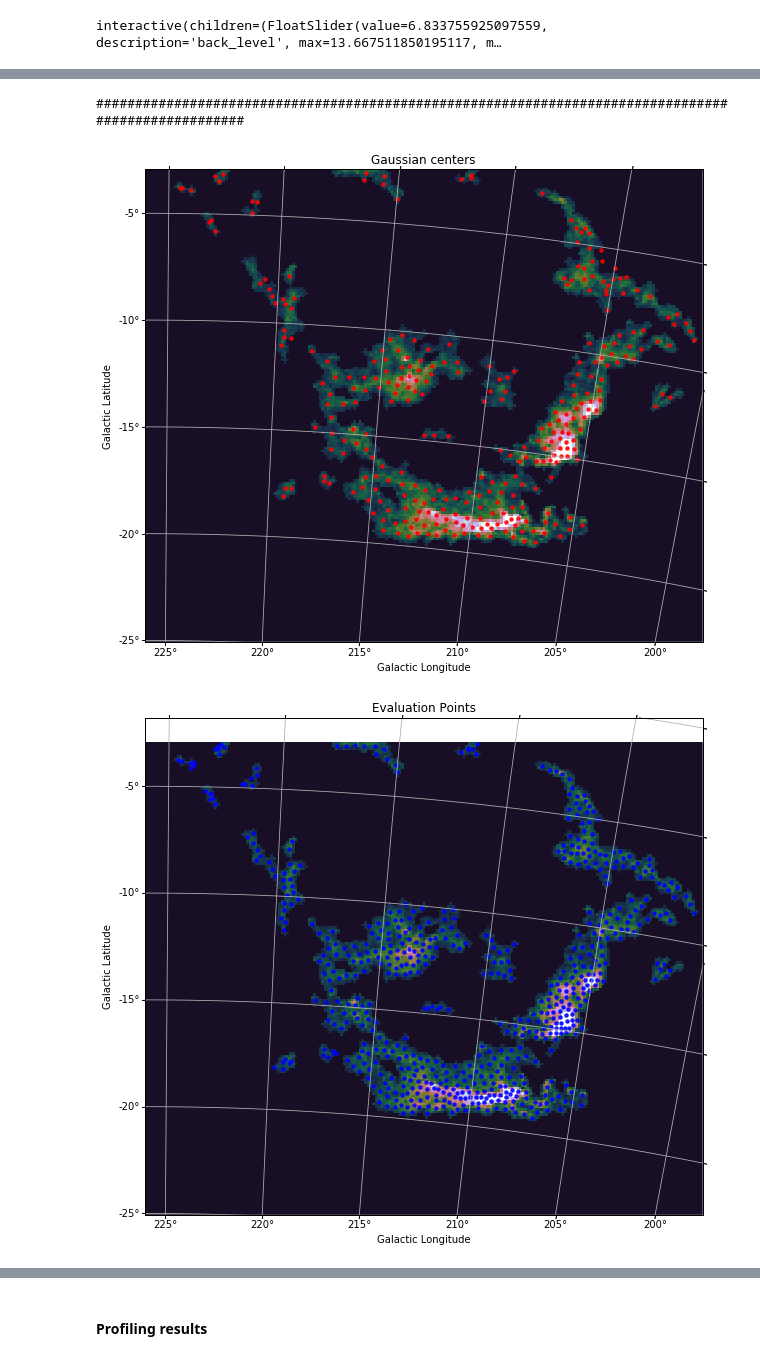
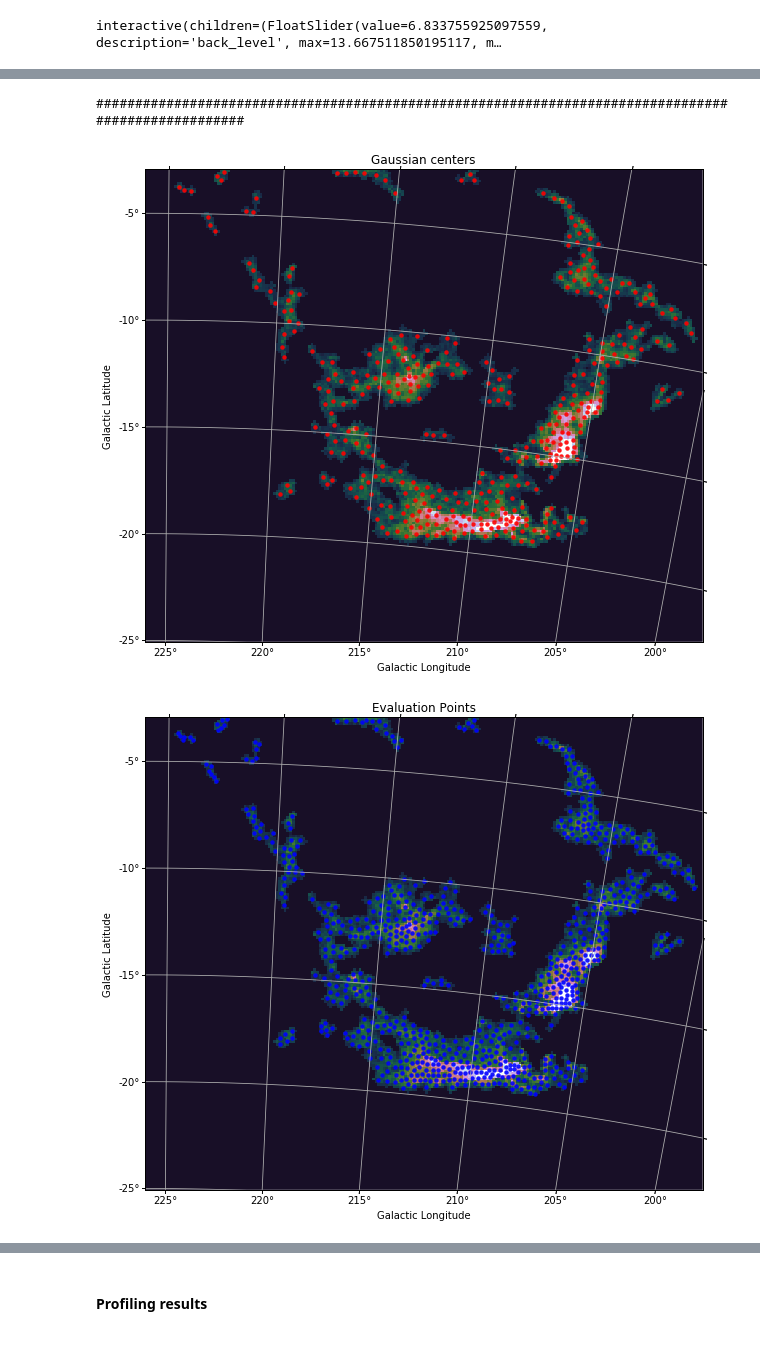
Before and after one commit to mavillan/HDMClouds, a Jupyter notebook: notebooks/case2-OrionMonoceros.ipynb, the cells around one changed output, grey strips where cells are left out. Drawn from its saved outputs; the diff is of its cells as text; code cells hidden in the pictures.

```diff
--- a/notebooks/case2-OrionMonoceros.ipynb
+++ b/notebooks/case2-OrionMonoceros.ipynb
@@ -72,4 +84,4 @@ interactive(children=(FloatSlider(value=6.833755925097559, description='back_lev
 # %%
-hdmc = HDMClouds(data, back_level=1.5, wcs=wcs, verbose=True, n_gaussians=300)
+hdmc = HDMClouds(data, back_level=1.5, wcs=wcs, verbose=True, n_gaussians=400)
 # %% [output]
 [INFO] Number of pixels with significant emission: 6013
@@ -93,3 +105,3 @@ Isolated Cloud Entity N: 34 pixels of significant emission.
 ####################################################################################################
-[figure, old version]
+[figure, new version]
-[figure, old version]
+[figure, new version]
```
Also changed, not shown: parts of 17 cells of this notebook, 2 other files.
